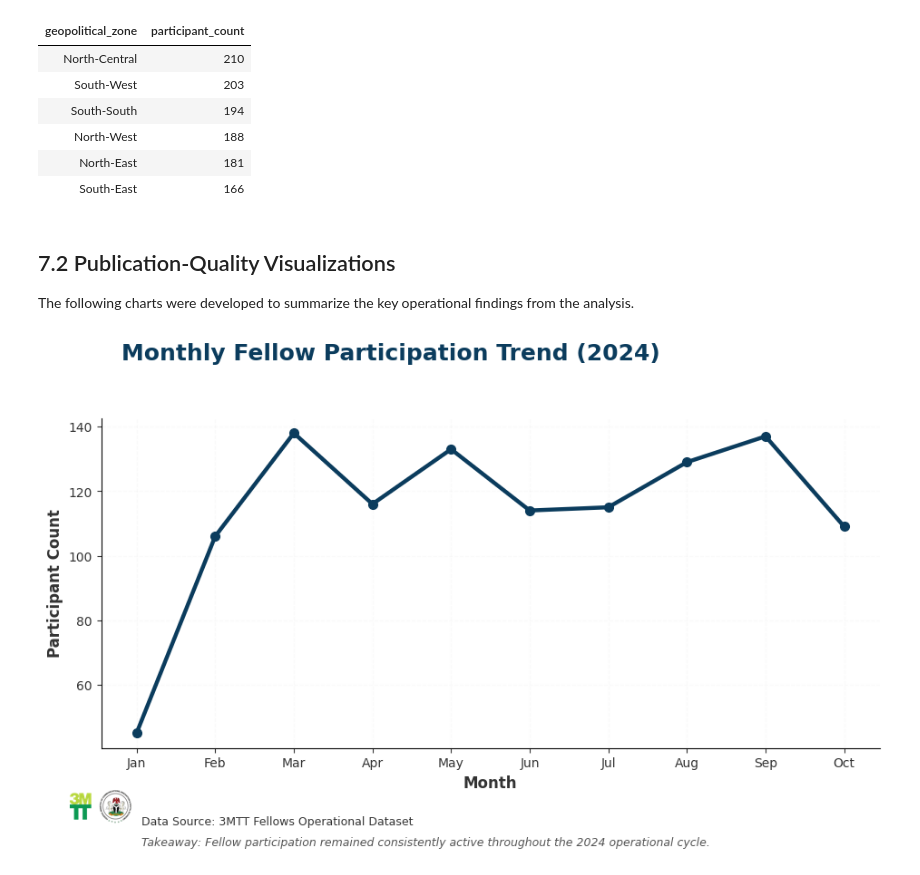
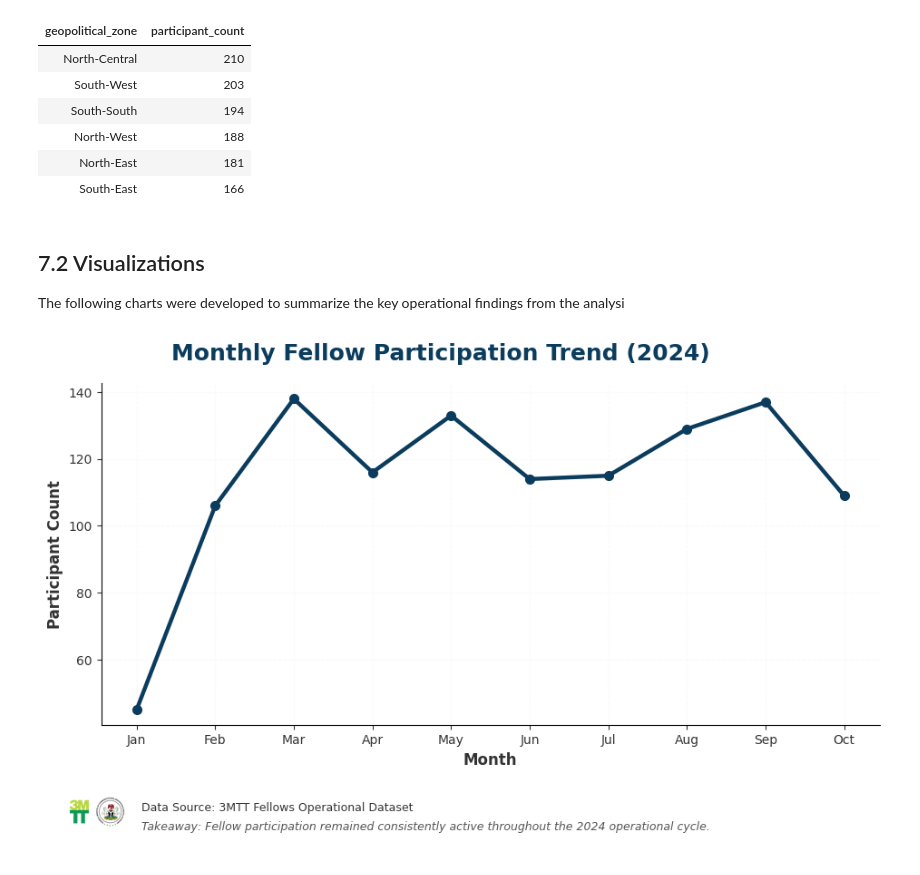
Before and after one commit to Efe-Godson/3mtt-stage2-analysis, a Jupyter notebook: notebooks/deliverable_2_analysis_notebook.ipynb, the cells around one changed output. Cells and saved outputs as stored; diff of their text form; code cells hidden in the pictures.

```diff
--- a/notebooks/deliverable_2_analysis_notebook.ipynb
+++ b/notebooks/deliverable_2_analysis_notebook.ipynb
@@ -3812,9 +3811,9 @@ Participants by Region
 | North-East | 181 |
 | South-East | 166 |
 # %% [markdown]
-## 7.2 Publication-Quality Visualizations
+## 7.2 Visualizations
 
-The following charts were developed to summarize the key operational findings from the analysis.
+The following charts were developed to summarize the key operational findings from the analysi
 # %%
 # =========================================================
 # CHART 1
@@ -3840,16 +3839,16 @@ fig, ax = plt.subplots(
 # MASTER SAFE ZONES
 # =========================================================
 
-HEADER_Y = 0.91
+HEADER_Y = 0.87
 
-TOP_PADDING = 0.80
+TOP_PADDING = 0.82
 BOTTOM_PADDING = 0.24
 
 LEFT_PADDING = 0.16
 RIGHT_PADDING = 0.94
 
-SOURCE_Y = 0.11
-TAKEAWAY_Y = 0.075
+SOURCE_Y = 0.095
+TAKEAWAY_Y = 0.062
 
 
 # =========================================================
@@ -3950,7 +3949,7 @@ ax.spines["right"].set_visible(False)
 
 fig.text(
 
-    0.18,
+    0.50,
 
     HEADER_Y,
 
@@ -3962,7 +3961,9 @@ fig.text(
 
     color=PRIMARY_BLUE,
 
-    va="center"
+    va="center",
+
+    ha = "center"
 )
 
 
@@ -3971,7 +3972,7 @@ fig.text(
 # =========================================================
 
 logo_resized = logo.resize(
-    (70, 40)
+    (62, 35)
 )
 
 
@@ -3981,7 +3982,7 @@ fig.figimage(
 
     xo=35,
 
-    yo=36,
+    yo=16,
 
     alpha=0.95,
 
@@ -4036,31 +4037,31 @@ plt.subplots_adjust(
     top=TOP_PADDING,
 
     bottom=BOTTOM_PADDING,
 
     left=LEFT_PADDING,
 
     right=RIGHT_PADDING
 )
 
 
 # =========================================================
 # EXPORT CHART
 # =========================================================
 
 plt.savefig(
 
     "chart_1_participation_trend.png",
 
     dpi=300,
 
     facecolor="white"
 )
 
 
 # =========================================================
 # DISPLAY CHART
 # =========================================================
 
 plt.show()
 # %% [output]
-[figure, old version]
+[figure, new version]
```
Also changed, not shown: parts of 4 cells of this notebook.
